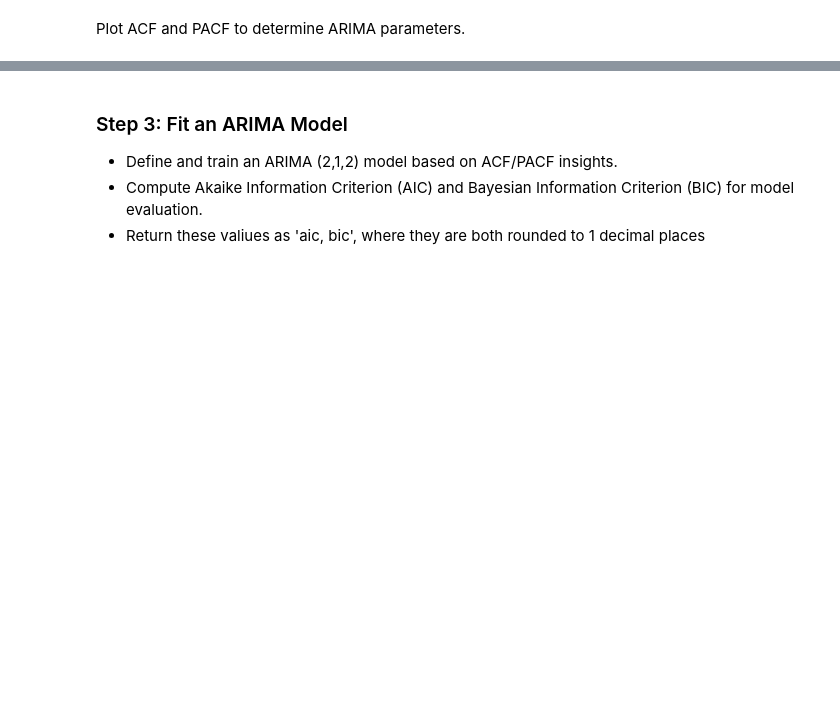
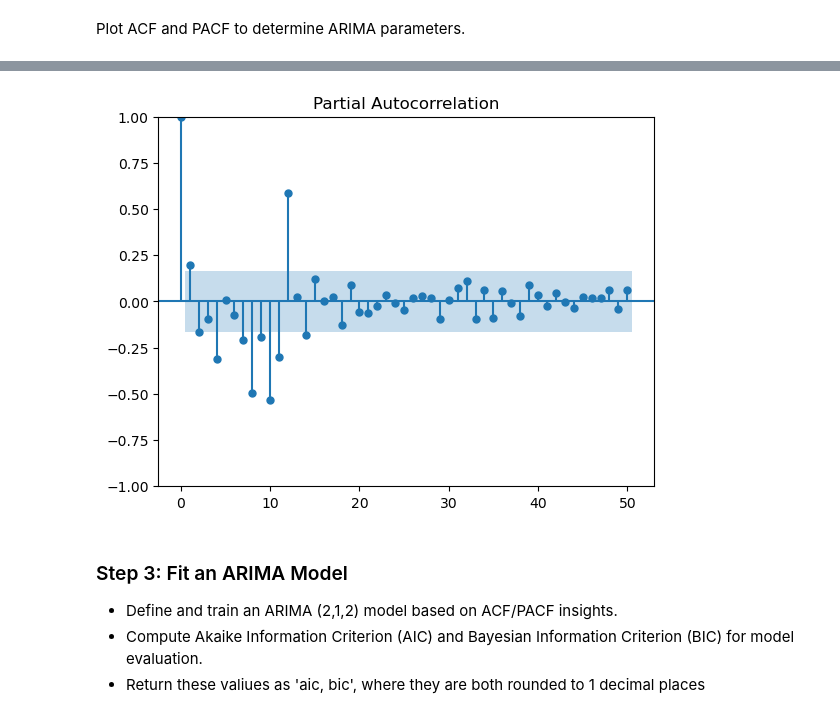
Before and after one commit to marhas109/ds09_all, a Jupyter notebook: CG_C09_M04.ipynb, the cells around one changed output, grey strips where cells are left out. Cells and saved outputs as stored; diff of their text form; code cells hidden in the pictures; blank space fills up the shorter version.

```diff
--- a/CG_C09_M04.ipynb
+++ b/CG_C09_M04.ipynb
@@ -61,3 +85,8 @@ Plot ACF and PACF to determine ARIMA parameters.
+# %%
+plot_pacf(diff_pass, lags=50)
+plt.show()
+# %% [output]
+[figure, added]
 # %% [markdown]
 ### Step 3: Fit an ARIMA Model
 * Define and train an ARIMA (2,1,2) model based on ACF/PACF insights.
```
Also changed, not shown: parts of 10 cells of this notebook.
